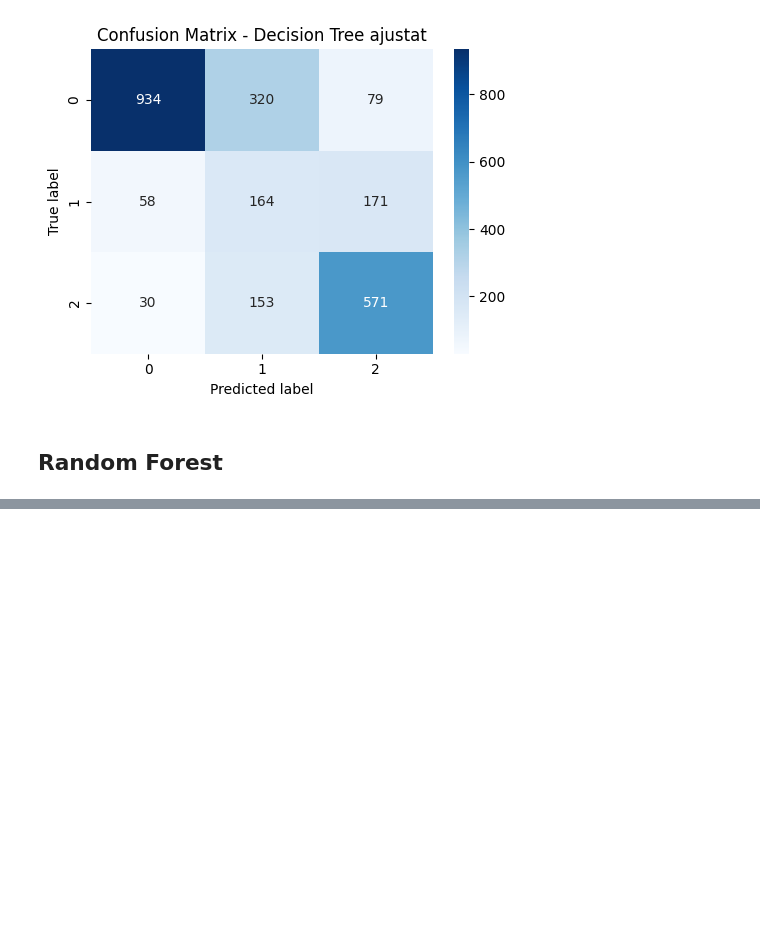
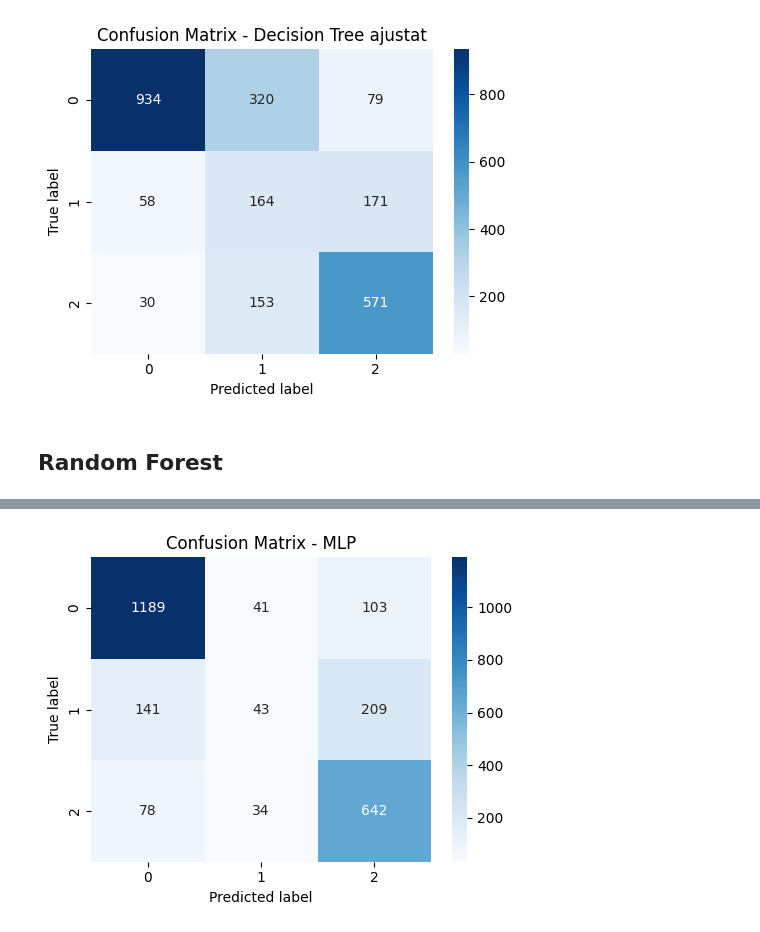
Before and after one commit to eliagarcia/tfg-genetic-variants, a Jupyter notebook: notebooks/PolyPhen.ipynb, the cells around one changed output, grey strips where cells are left out. Saved outputs shown, nothing was run; the diff lists cells and outputs as text; code cells hidden in the pictures; blank space fills up the shorter version.

```diff
--- a/notebooks/PolyPhen.ipynb
+++ b/notebooks/PolyPhen.ipynb
@@ -386,10 +386,10 @@ cv = StratifiedKFold(n_splits=5, shuffle=True, random_state=42)
 
 # Hiperparàmetres
 param_dist = {
-    "model__n_estimators": [100, 200, 300, 500],
+    "model__n_estimators": [100, 300, 500],
     "model__max_depth": [None, 10, 20],
     "model__min_samples_split": [2, 5, 10],
-    "model__min_samples_leaf": [1, 2, 5, 7],
+    "model__min_samples_leaf": [1, 2, 5],
     "model__class_weight": [None, "balanced"]
 }
 
@@ -455,0 +460,86 @@ F1 macro al test: 0.6272467900073188
+# %%
+import warnings
+from sklearn.neural_network import MLPClassifier
+from sklearn.pipeline import Pipeline
+from sklearn.model_selection import StratifiedKFold, RandomizedSearchCV
+from sklearn.metrics import classification_report, confusion_matrix, f1_score
+import seaborn as sns
+import matplotlib.pyplot as plt
+
+# Amaguem warnings numèrics interns d'sklearn
+warnings.filterwarnings(
+    "ignore",
+    category=RuntimeWarning,
+    module=r"sklearn\.utils\.extmath"
+)
+
+# Model base
+mlp = MLPClassifier(
+    random_state=42,
+    max_iter=300,
+    early_stopping=True,
+    validation_fraction=0.1,
+    n_iter_no_change=10
+)
+
+# Pipeline
+pipeline_mlp = Pipeline(steps=[
+    ("preprocess", preprocessor),
+    ("model", mlp)
+])
+
+# Validació creuada
+cv = StratifiedKFold(n_splits=5, shuffle=True, random_state=42)
+
+# Hiperparàmetres
+param_dist = {
+    "model__hidden_layer_sizes": [(64,), (128,), (64, 32)],
+    "model__activation": ["relu", "tanh"],
+    "model__alpha": [1e-4, 1e-3, 5e-3],
+    "model__learning_rate_init": [1e-4, 5e-4, 1e-3]
+}
+
+# Cerca aleatòria
+random_search_mlp = RandomizedSearchCV(
+    estimator=pipeline_mlp,
+    param_distributions=param_dist,
+    n_iter=10,
+    scoring="f1_macro",
+    cv=cv,
+    verbose=1,
+    random_state=42,
+    n_jobs=1,
+    refit=True,
+    error_score="raise"
+)
+
+# Entrenament
+random_search_mlp.fit(X_train_val, y_train_val)
+
+print("Millors paràmetres:", random_search_mlp.best_params_)
+print("Millor CV F1 macro:", random_search_mlp.best_score_)
+
+# Millor model
+best_mlp = random_search_mlp.best_estimator_
+
+# Prediccions test
+y_pred = best_mlp.predict(X_test)
+
+# Resultats test
+print("\nClassification report al test:")
+print(classification_report(y_test, y_pred))
+
+test_f1_macro = f1_score(y_test, y_pred, average="macro")
+print("F1 macro al test:", test_f1_macro)
+
+# Confusion matrix
+cm = confusion_matrix(y_test, y_pred)
+
+plt.figure(figsize=(5,4))
+sns.heatmap(cm, annot=True, fmt="d", cmap="Blues")
+plt.xlabel("Predicted label")
+plt.ylabel("True label")
+plt.title("Confusion Matrix - MLP")
+plt.tight_layout()
+plt.show()
+# %% [output]
@@ -455,0 +562 @@ F1 macro al test: 0.6272467900073188
+[figure, added]
```
Also changed, not shown: parts of 4 cells of this notebook.
